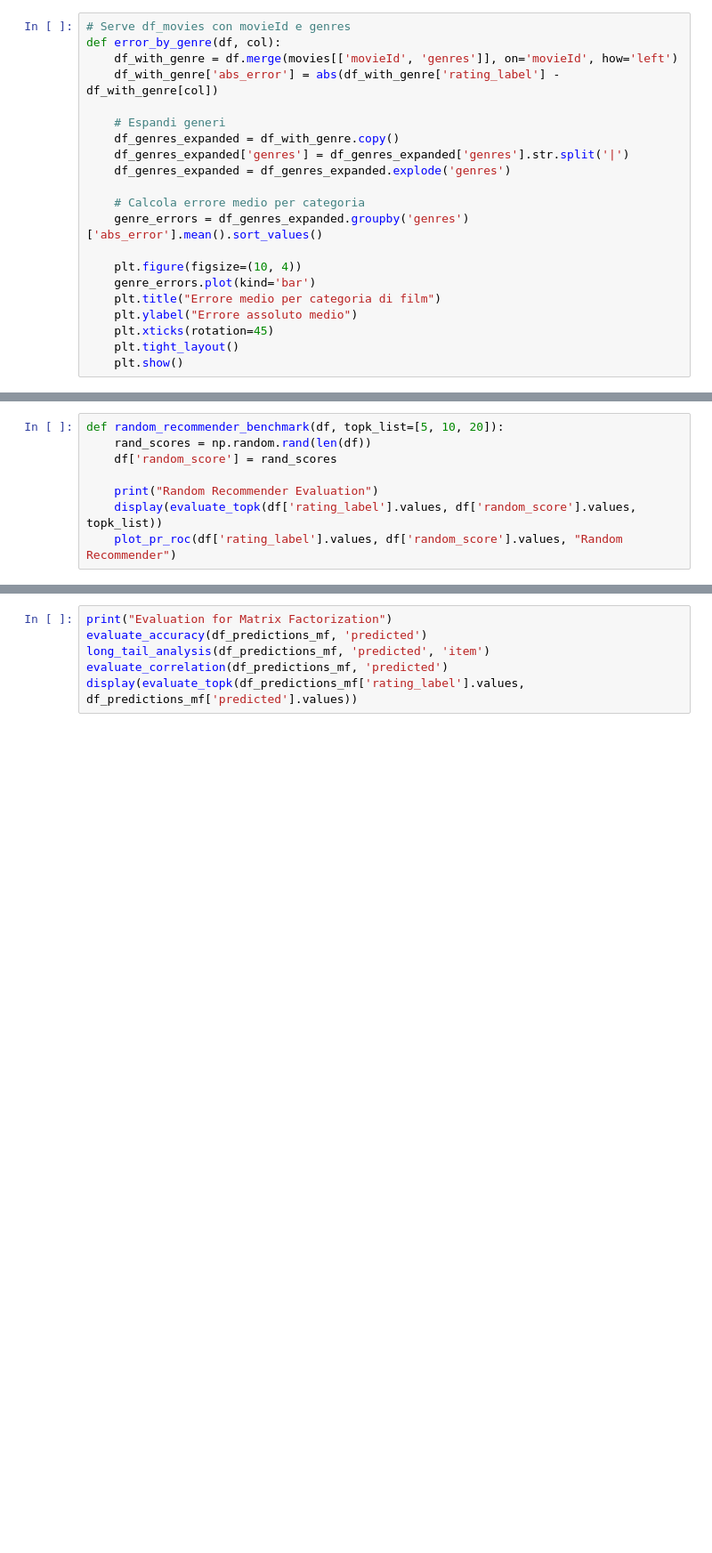
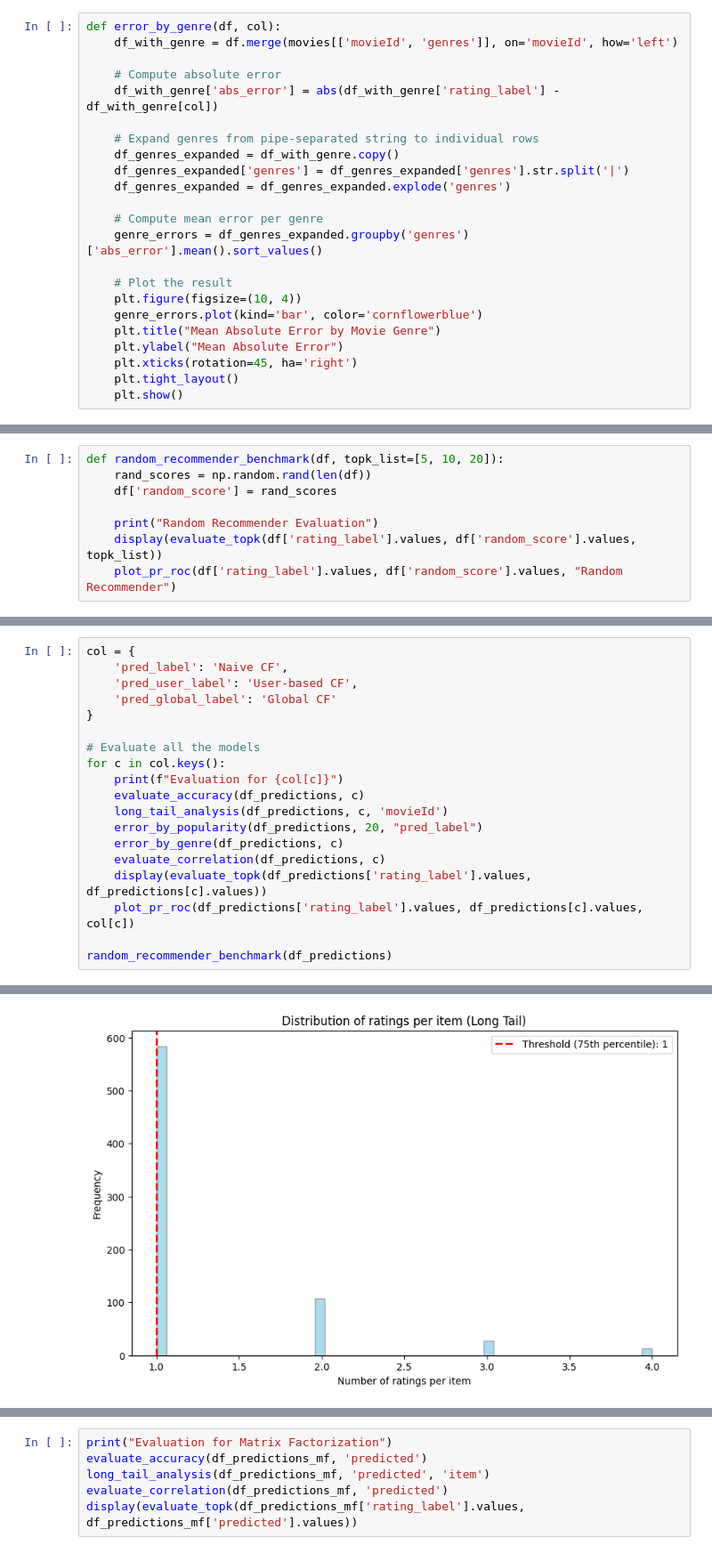
Before and after one commit to EliaTosin/DataAnaCla25, a Jupyter notebook: flipped_9/evaluation_rec_sys.ipynb, the cells around one changed output, grey strips where cells are left out. Shown at 89% size. Saved outputs shown, nothing was run; the diff lists cells and outputs as text; blank space fills up the shorter version.

```diff
--- a/flipped_9/evaluation_rec_sys.ipynb
+++ b/flipped_9/evaluation_rec_sys.ipynb
@@ -633,22 +791,24 @@ def long_tail_analysis(df, col, itemCol):
 # %%
-# Serve df_movies con movieId e genres
 def error_by_genre(df, col):
     df_with_genre = df.merge(movies[['movieId', 'genres']], on='movieId', how='left')
+
+    # Compute absolute error
     df_with_genre['abs_error'] = abs(df_with_genre['rating_label'] - df_with_genre[col])
 
-    # Espandi generi
+    # Expand genres from pipe-separated string to individual rows
     df_genres_expanded = df_with_genre.copy()
     df_genres_expanded['genres'] = df_genres_expanded['genres'].str.split('|')
     df_genres_expanded = df_genres_expanded.explode('genres')
 
-    # Calcola errore medio per categoria
+    # Compute mean error per genre
     genre_errors = df_genres_expanded.groupby('genres')['abs_error'].mean().sort_values()
 
+    # Plot the result
     plt.figure(figsize=(10, 4))
-    genre_errors.plot(kind='bar')
-    plt.title("Errore medio per categoria di film")
-    plt.ylabel("Errore assoluto medio")
-    plt.xticks(rotation=45)
+    genre_errors.plot(kind='bar', color='cornflowerblue')
+    plt.title("Mean Absolute Error by Movie Genre")
+    plt.ylabel("Mean Absolute Error")
+    plt.xticks(rotation=45, ha='right')
     plt.tight_layout()
     plt.show()
 # %%
@@ -741,0 +864,20 @@ Spearman correlation: 0.379, p-value: 0.000
+# %%
+col = {
+    'pred_label': 'Naive CF',
+    'pred_user_label': 'User-based CF',
+    'pred_global_label': 'Global CF'
+}
+
+# Evaluate all the models
+for c in col.keys():
+    print(f"Evaluation for {col[c]}")
+    evaluate_accuracy(df_predictions, c)
+    long_tail_analysis(df_predictions, c, 'movieId')
+    error_by_popularity(df_predictions, 20, "pred_label")
+    error_by_genre(df_predictions, c)
+    evaluate_correlation(df_predictions, c)
+    display(evaluate_topk(df_predictions['rating_label'].values, df_predictions[c].values))
+    plot_pr_roc(df_predictions['rating_label'].values, df_predictions[c].values, col[c])
+
+random_recommender_benchmark(df_predictions)
+# %% [output]
@@ -741,0 +891 @@ Spearman correlation: 0.379, p-value: 0.000
+[figure, added]
```
Also changed, not shown: parts of 32 cells of this notebook.
